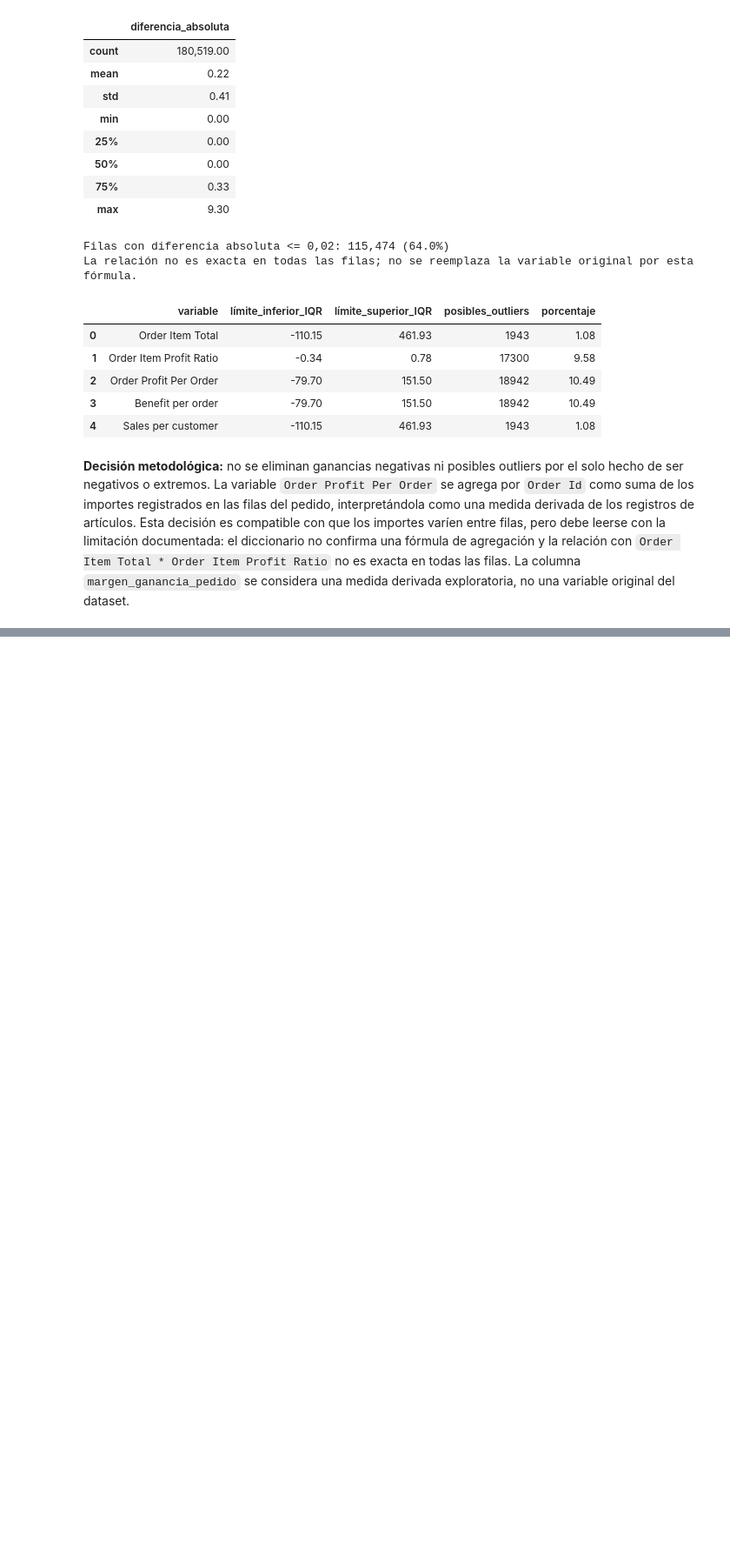
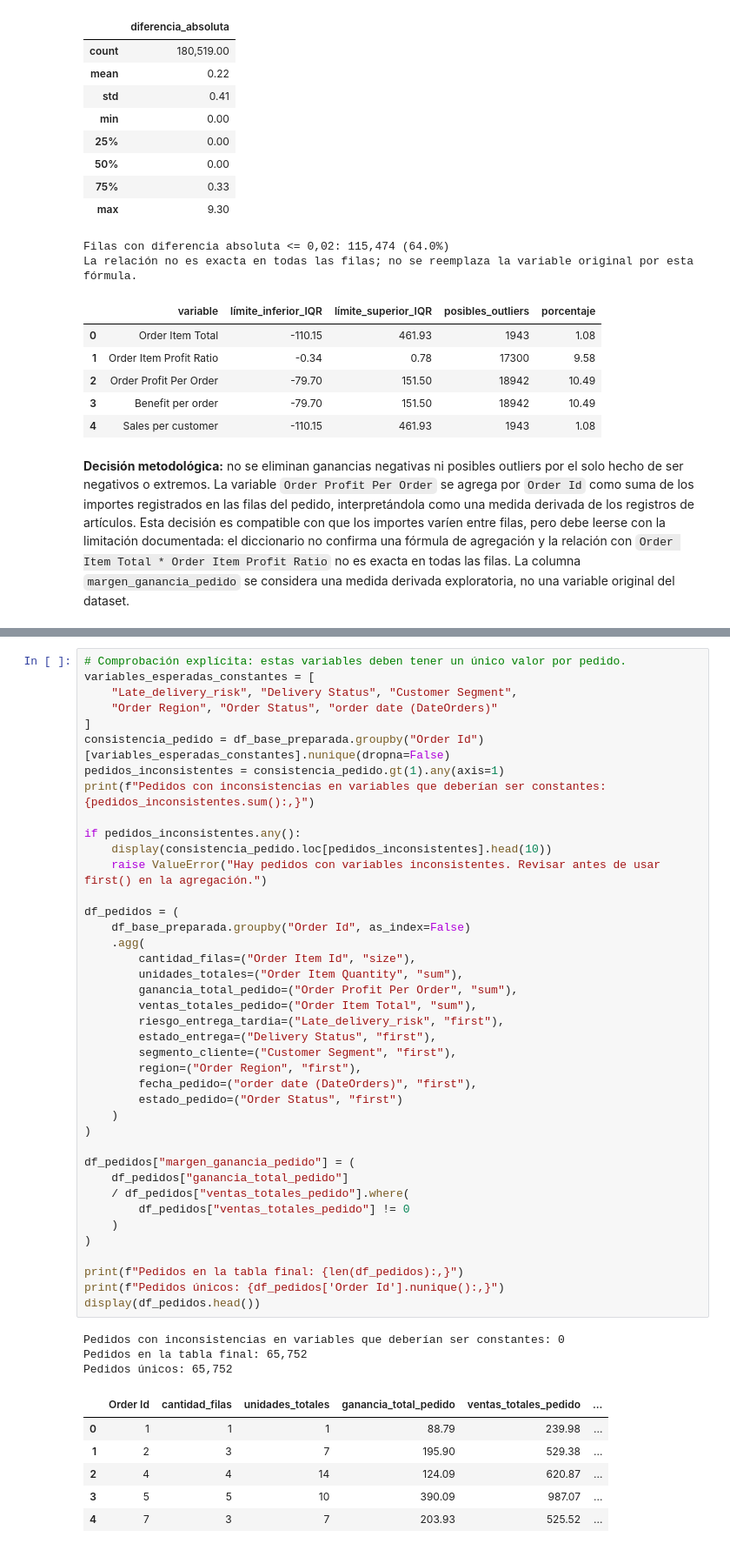
Before and after one commit to JuanchiWienberg/TP---LAB.-DE-MET.-CUANT.-APLICADOS-A-LA-GEST., a Jupyter notebook: TP_Laboratorio_Seccion2_Limpieza_y_Transformaciones.ipynb, the cells around one changed output, grey strips where cells are left out. Shown at 87% size. Cells and saved outputs as stored; diff of their text form; blank space fills up the shorter version.

```diff
--- a/TP_Laboratorio_Seccion2_Limpieza_y_Transformaciones.ipynb
+++ b/TP_Laboratorio_Seccion2_Limpieza_y_Transformaciones.ipynb
@@ -185,0 +259,50 @@ La relación no es exacta en todas las filas; no se reemplaza la variable origin
+# %%
+# Comprobación explícita: estas variables deben tener un único valor por pedido.
+variables_esperadas_constantes = [
+    "Late_delivery_risk", "Delivery Status", "Customer Segment",
+    "Order Region", "Order Status", "order date (DateOrders)"
+]
+consistencia_pedido = df_base_preparada.groupby("Order Id")[variables_esperadas_constantes].nunique(dropna=False)
+pedidos_inconsistentes = consistencia_pedido.gt(1).any(axis=1)
+print(f"Pedidos con inconsistencias en variables que deberían ser constantes: {pedidos_inconsistentes.sum():,}")
+
+if pedidos_inconsistentes.any():
+    display(consistencia_pedido.loc[pedidos_inconsistentes].head(10))
+    raise ValueError("Hay pedidos con variables inconsistentes. Revisar antes de usar first() en la agregación.")
+
+df_pedidos = (
+    df_base_preparada.groupby("Order Id", as_index=False)
+    .agg(
+        cantidad_filas=("Order Item Id", "size"),
+        unidades_totales=("Order Item Quantity", "sum"),
+        ganancia_total_pedido=("Order Profit Per Order", "sum"),
+        ventas_totales_pedido=("Order Item Total", "sum"),
+        riesgo_entrega_tardia=("Late_delivery_risk", "first"),
+        estado_entrega=("Delivery Status", "first"),
+        segmento_cliente=("Customer Segment", "first"),
+        region=("Order Region", "first"),
+        fecha_pedido=("order date (DateOrders)", "first"),
+        estado_pedido=("Order Status", "first")
+    )
+)
+
+df_pedidos["margen_ganancia_pedido"] = (
+    df_pedidos["ganancia_total_pedido"]
+    / df_pedidos["ventas_totales_pedido"].where(
+        df_pedidos["ventas_totales_pedido"] != 0
+    )
+)
+
+print(f"Pedidos en la tabla final: {len(df_pedidos):,}")
+print(f"Pedidos únicos: {df_pedidos['Order Id'].nunique():,}")
+display(df_pedidos.head())
+# %% [output]
+Pedidos con inconsistencias en variables que deberían ser constantes: 0
+Pedidos en la tabla final: 65,752
+Pedidos únicos: 65,752
+|  | Order Id | cantidad_filas | unidades_totales | ganancia_total_pedido | ventas_totales_pedido | ... |
+| 0 | 1 | 1 | 1 | 88.79 | 239.98 | ... |
+| 1 | 2 | 3 | 7 | 195.90 | 529.38 | ... |
+| 2 | 4 | 4 | 14 | 124.09 | 620.87 | ... |
+| 3 | 5 | 5 | 10 | 390.09 | 987.07 | ... |
+| 4 | 7 | 3 | 7 | 203.93 | 525.52 | ... |
```
Also changed, not shown: parts of 8 cells of this notebook.
